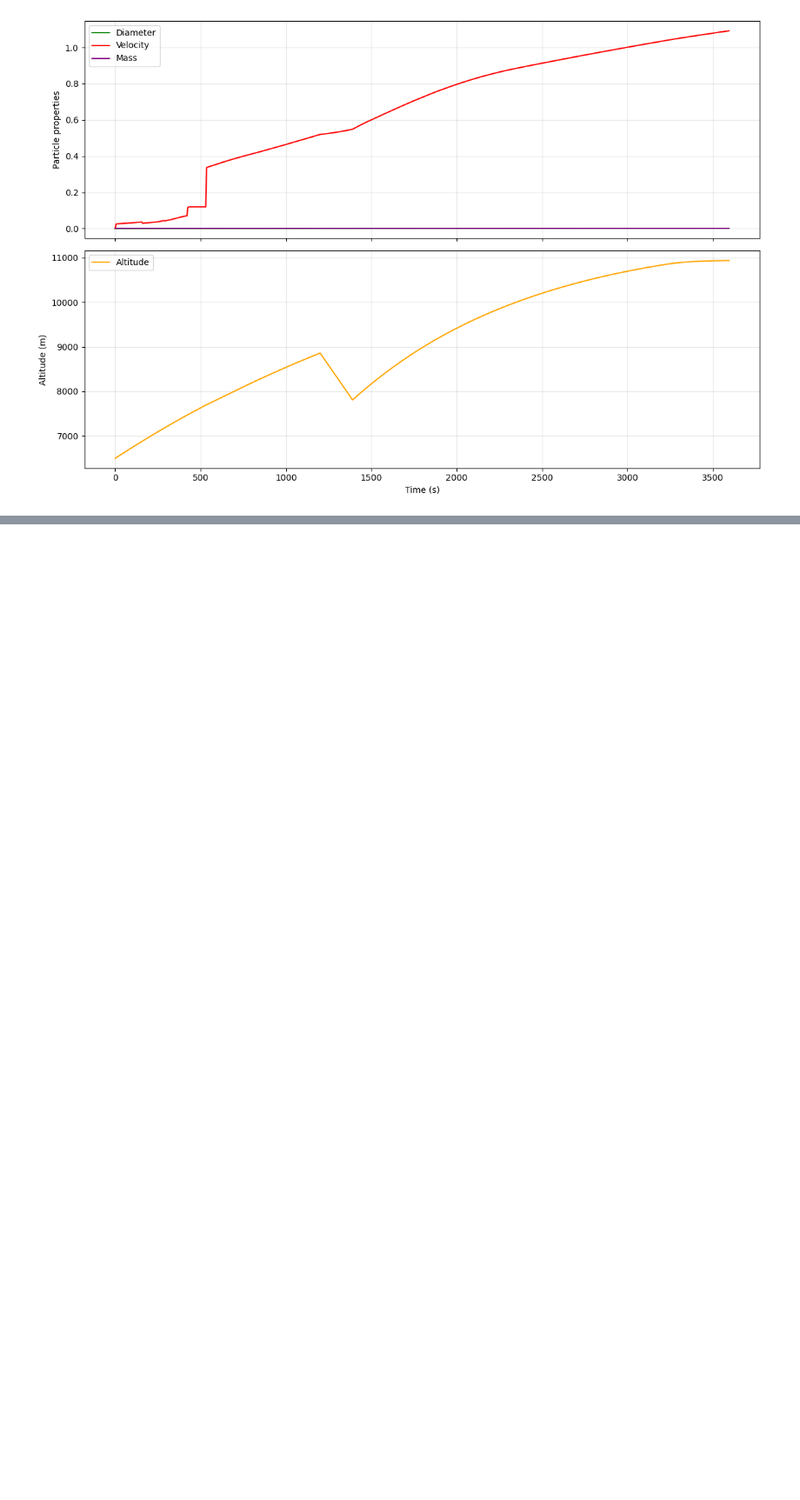
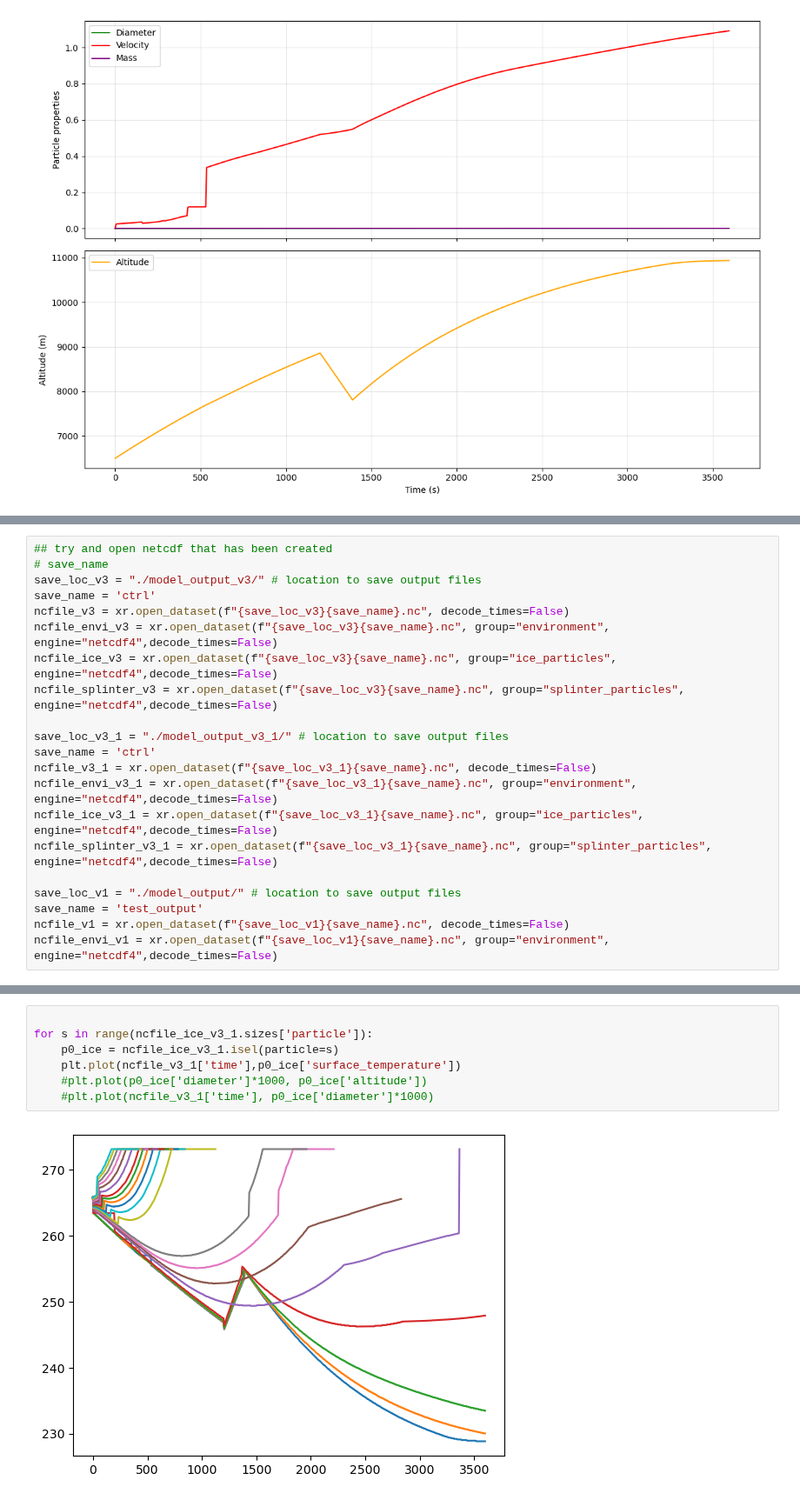
Before and after one commit to ezriri/simple-graupel-model, a Jupyter notebook: model_improvements.ipynb, the cells around one changed output, grey strips where cells are left out. Shown at 87% size. Cells and saved outputs as stored; diff of their text form; blank space fills up the shorter version.

```diff
--- a/model_improvements.ipynb
+++ b/model_improvements.ipynb
@@ -573,0 +608,21 @@ plt.show()
+# %%
+## try and open netcdf that has been created
+# save_name
+save_loc_v3 = "./model_output_v3/" # location to save output files
+save_name = 'ctrl'
+ncfile_v3 = xr.open_dataset(f"{save_loc_v3}{save_name}.nc", decode_times=False)
+ncfile_envi_v3 = xr.open_dataset(f"{save_loc_v3}{save_name}.nc", group="environment", engine="netcdf4",decode_times=False)
+ncfile_ice_v3 = xr.open_dataset(f"{save_loc_v3}{save_name}.nc", group="ice_particles", engine="netcdf4",decode_times=False)
+ncfile_splinter_v3 = xr.open_dataset(f"{save_loc_v3}{save_name}.nc", group="splinter_particles", engine="netcdf4",decode_times=False)
+
+save_loc_v3_1 = "./model_output_v3_1/" # location to save output files
+save_name = 'ctrl'
+ncfile_v3_1 = xr.open_dataset(f"{save_loc_v3_1}{save_name}.nc", decode_times=False)
+ncfile_envi_v3_1 = xr.open_dataset(f"{save_loc_v3_1}{save_name}.nc", group="environment", engine="netcdf4",decode_times=False)
+ncfile_ice_v3_1 = xr.open_dataset(f"{save_loc_v3_1}{save_name}.nc", group="ice_particles", engine="netcdf4",decode_times=False)
+ncfile_splinter_v3_1 = xr.open_dataset(f"{save_loc_v3_1}{save_name}.nc", group="splinter_particles", engine="netcdf4",decode_times=False)
+
+save_loc_v1 = "./model_output/" # location to save output files
+save_name = 'test_output'
+ncfile_v1 = xr.open_dataset(f"{save_loc_v1}{save_name}.nc", decode_times=False)
+ncfile_envi_v1 = xr.open_dataset(f"{save_loc_v1}{save_name}.nc", group="environment", engine="netcdf4",decode_times=False)
@@ -573,0 +679,9 @@ plt.show()
+# %%
+
+for s in range(ncfile_ice_v3_1.sizes['particle']):
+    p0_ice = ncfile_ice_v3_1.isel(particle=s)
+    plt.plot(ncfile_v3_1['time'],p0_ice['surface_temperature'])
+    #plt.plot(p0_ice['diameter']*1000, p0_ice['altitude'])
+    #plt.plot(ncfile_v3_1['time'], p0_ice['diameter']*1000)
+# %% [output]
+[figure, added]
```
Also changed, not shown: parts of 12 cells of this notebook, 48 other files.
